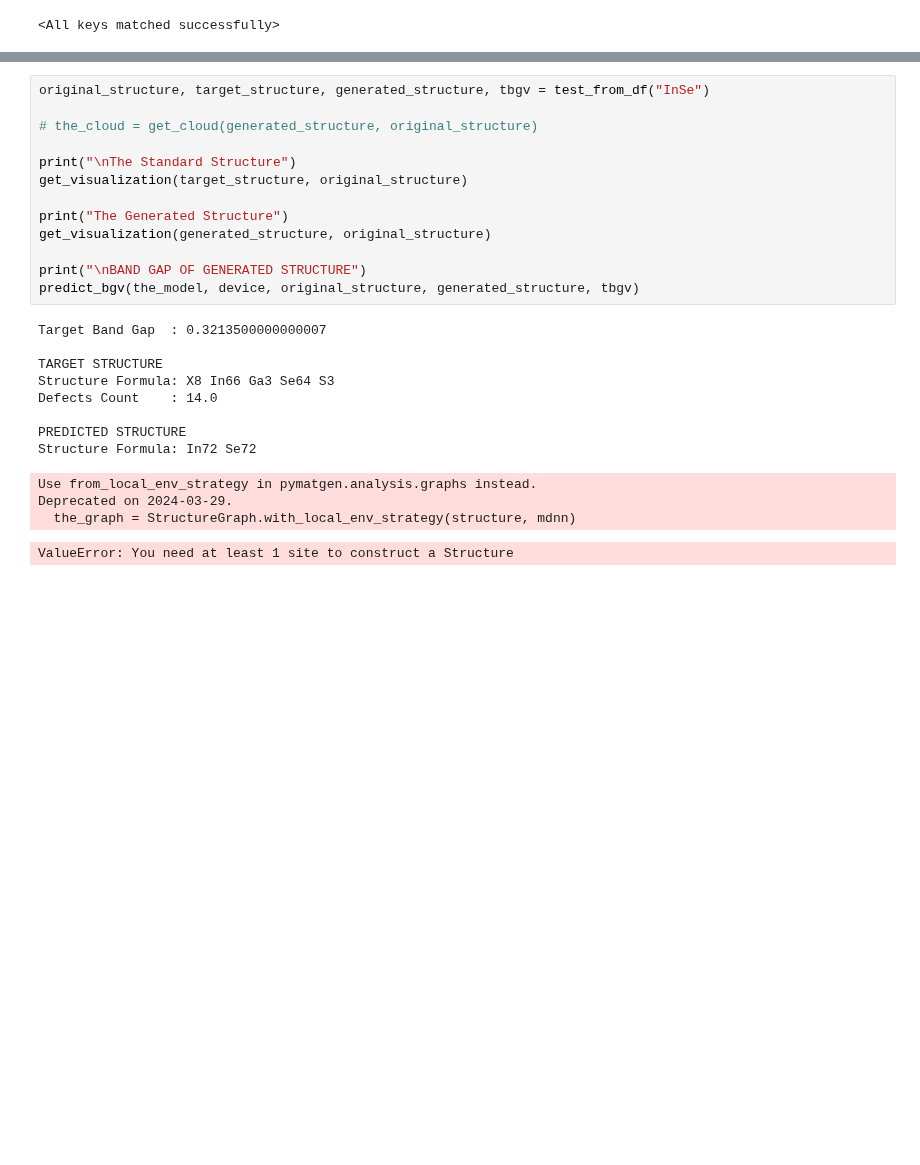
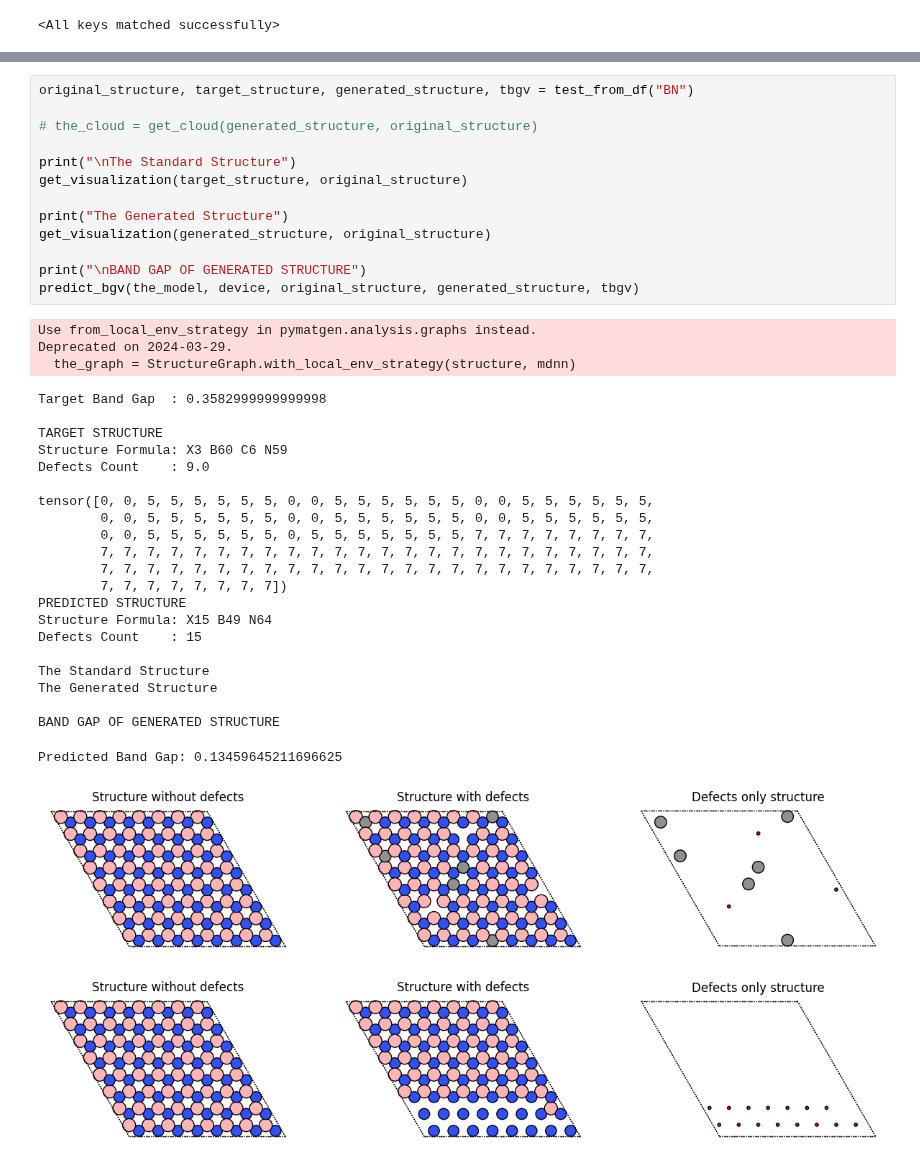
Before and after one commit to AdamKimhub/GNN-and-CVAE-on-2D-materials, a Jupyter notebook: cvae1.ipynb, the cells around one changed output, grey strips where cells are left out. Drawn from its saved outputs; the diff is of its cells as text; blank space fills up the shorter version.

Commit message:
CVAE producing the same structure per material

```diff
--- a/cvae1.ipynb
+++ b/cvae1.ipynb
@@ -2056,28 +1602,42 @@ def test_from_df(the_material):
 
     return pristine_structure, full_defective_structure, generated_structure, sample_bgv
 # %%
-original_structure, target_structure, generated_structure, tbgv = test_from_df("InSe")
+original_structure, target_structure, generated_structure, tbgv = test_from_df("BN")
 
 # the_cloud = get_cloud(generated_structure, original_structure)
 
 print("\nThe Standard Structure")
 get_visualization(target_structure, original_structure)
 
 print("The Generated Structure")
 get_visualization(generated_structure, original_structure)
 
 print("\nBAND GAP OF GENERATED STRUCTURE")
 predict_bgv(the_model, device, original_structure, generated_structure, tbgv)
 # %% [output]
-Target Band Gap  : 0.3213500000000007
-
-TARGET STRUCTURE
-Structure Formula: X8 In66 Ga3 Se64 S3
-Defects Count    : 14.0
-
-PREDICTED STRUCTURE
-Structure Formula: In72 Se72
+Use from_local_env_strategy in pymatgen.analysis.graphs instead.
+Deprecated on 2024-03-29.
+  the_graph = StructureGraph.with_local_env_strategy(structure, mdnn)
-Use from_local_env_strategy in pymatgen.analysis.graphs instead.
-Deprecated on 2024-03-29.
-  the_graph = StructureGraph.with_local_env_strategy(structure, mdnn)
+Target Band Gap  : 0.3582999999999998
+
+TARGET STRUCTURE
+Structure Formula: X3 B60 C6 N59
+Defects Count    : 9.0
+
+tensor([0, 0, 5, 5, 5, 5, 5, 5, 0, 0, 5, 5, 5, 5, 5, 5, 0, 0, 5, 5, 5, 5, 5, 5,
+        0, 0, 5, 5, 5, 5, 5, 5, 0, 0, 5, 5, 5, 5, 5, 5, 0, 0, 5, 5, 5, 5, 5, 5,
+        0, 0, 5, 5, 5, 5, 5, 5, 0, 5, 5, 5, 5, 5, 5, 5, 7, 7, 7, 7, 7, 7, 7, 7,
+        7, 7, 7, 7, 7, 7, 7, 7, 7, 7, 7, 7, 7, 7, 7, 7, 7, 7, 7, 7, 7, 7, 7, 7,
+        7, 7, 7, 7, 7, 7, 7, 7, 7, 7, 7, 7, 7, 7, 7, 7, 7, 7, 7, 7, 7, 7, 7, 7,
+        7, 7, 7, 7, 7, 7, 7, 7])
+PREDICTED STRUCTURE
+Structure Formula: X15 B49 N64
+Defects Count    : 15
+
+The Standard Structure
+The Generated Structure
+
+BAND GAP OF GENERATED STRUCTURE
-ValueError: You need at least 1 site to construct a Structure
+Predicted Band Gap: 0.13459645211696625
+[figure, added]
+[figure, added]
```
Also changed, not shown: parts of 25 cells of this notebook.
